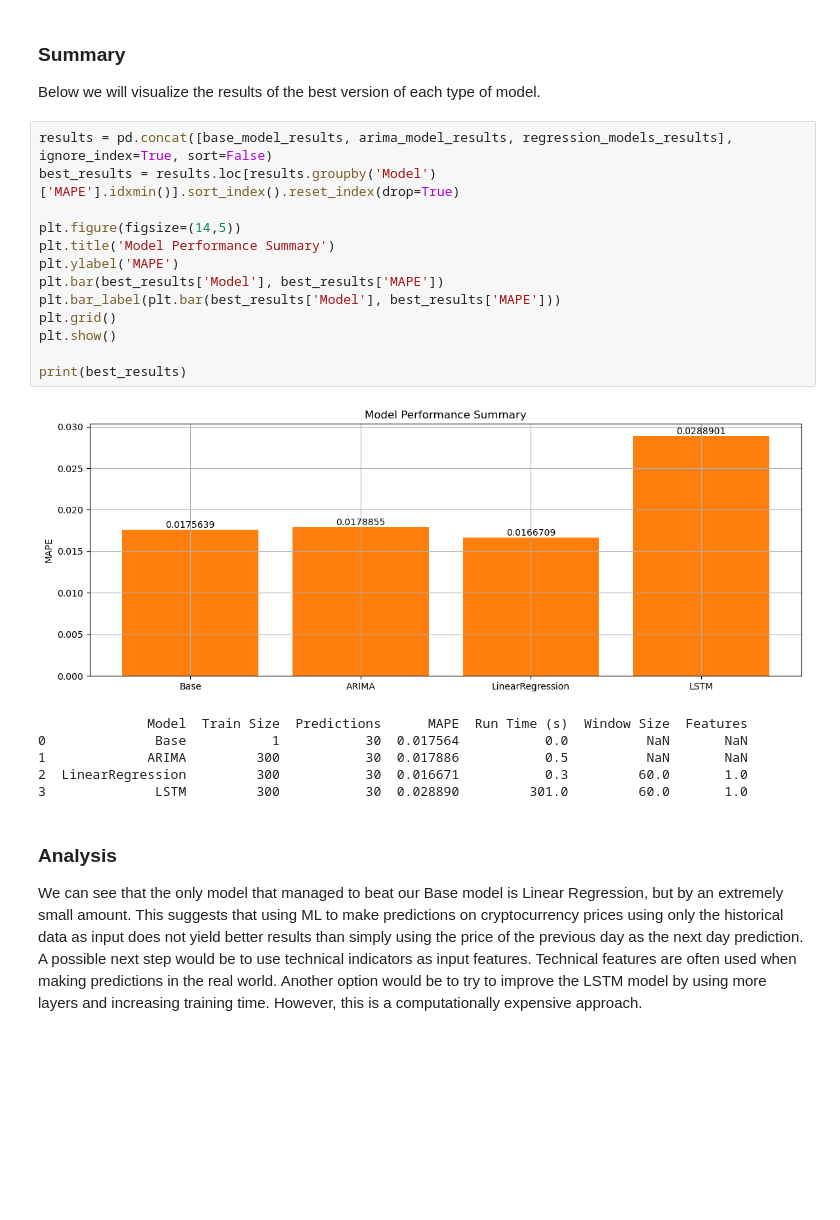
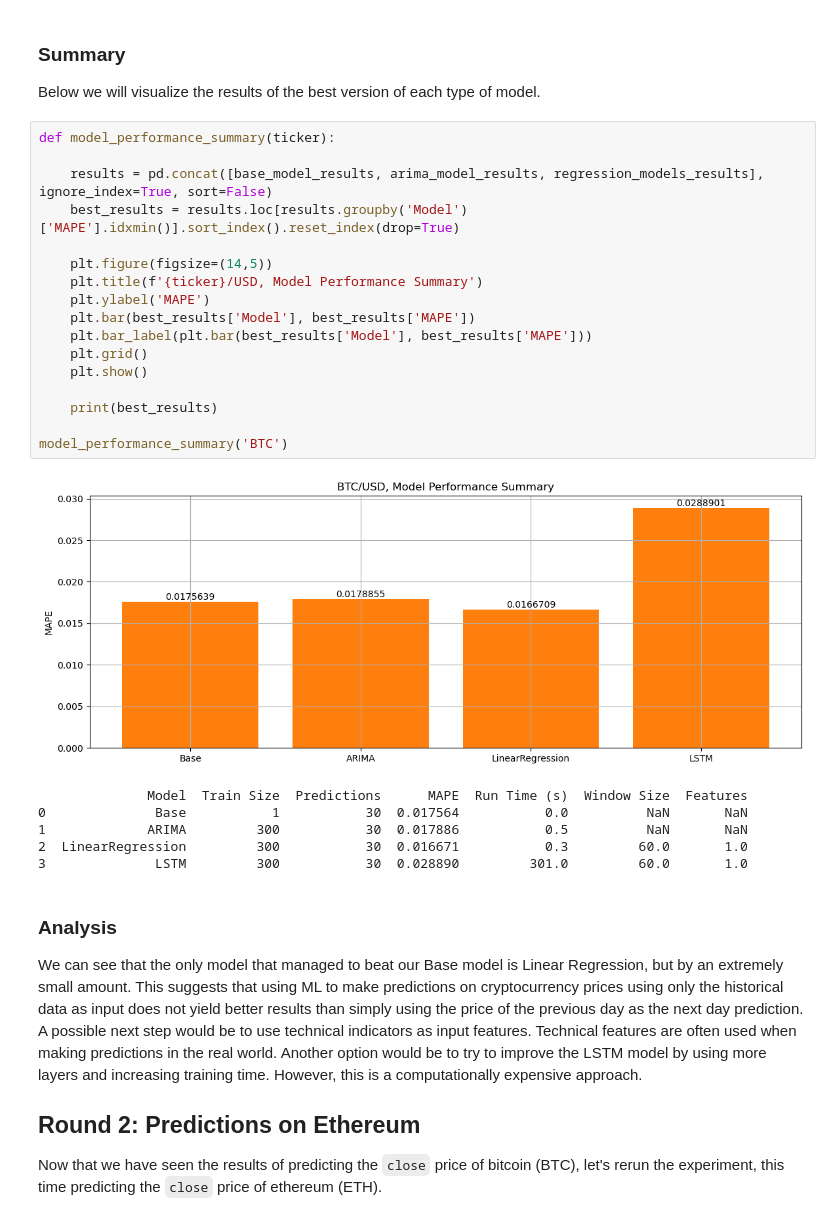
Before and after one commit to spybart/cryptocurrency_price_prediction, a Jupyter notebook: cryptocurrency_price_prediction.ipynb, the cells around one changed output. Drawn from its saved outputs; the diff is of its cells as text; blank space fills up the shorter version.

```diff
--- a/cryptocurrency_price_prediction.ipynb
+++ b/cryptocurrency_price_prediction.ipynb
@@ -514,20 +517,24 @@ WARNING:tensorflow:6 out of the last 6 calls to <function Model.make_predict_fun
 ### Summary
 Below we will visualize the results of the best version of each type of model.
 # %%
-results = pd.concat([base_model_results, arima_model_results, regression_models_results], ignore_index=True, sort=False)
-best_results = results.loc[results.groupby('Model')['MAPE'].idxmin()].sort_index().reset_index(drop=True)
+def model_performance_summary(ticker):
 
-plt.figure(figsize=(14,5))
-plt.title('Model Performance Summary')
-plt.ylabel('MAPE')
-plt.bar(best_results['Model'], best_results['MAPE'])
-plt.bar_label(plt.bar(best_results['Model'], best_results['MAPE']))
-plt.grid()
-plt.show()
+    results = pd.concat([base_model_results, arima_model_results, regression_models_results], ignore_index=True, sort=False)
+    best_results = results.loc[results.groupby('Model')['MAPE'].idxmin()].sort_index().reset_index(drop=True)
 
-print(best_results)
+    plt.figure(figsize=(14,5))
+    plt.title(f'{ticker}/USD, Model Performance Summary')
+    plt.ylabel('MAPE')
+    plt.bar(best_results['Model'], best_results['MAPE'])
+    plt.bar_label(plt.bar(best_results['Model'], best_results['MAPE']))
+    plt.grid()
+    plt.show()
+
+    print(best_results)
+
+model_performance_summary('BTC')
 # %% [output]
-[figure, old version]
+[figure, new version]
               Model  Train Size  Predictions      MAPE  Run Time (s)  Window Size  Features
 0              Base           1           30  0.017564           0.0          NaN       NaN
 1             ARIMA         300           30  0.017886           0.5          NaN       NaN
@@ -539,3 +546,5 @@ We can see that the only model that managed to beat our Base model is Linear Reg
 This suggests that using ML to make predictions on cryptocurrency prices using only the historical data as input does not yield better results than simply using the price of the previous day as the next day prediction.
 A possible next step would be to use technical indicators as input features. Technical features are often used when making predictions in the real world.
 Another option would be to try to improve the LSTM model by using more layers and increasing training time. However, this is a computationally expensive approach.
+## Round 2: Predictions on Ethereum
+Now that we have seen the results of predicting the `close` price of bitcoin (BTC), let's rerun the experiment, this time predicting the `close` price of ethereum (ETH).
```
Also changed, not shown: parts of 3 cells of this notebook.
